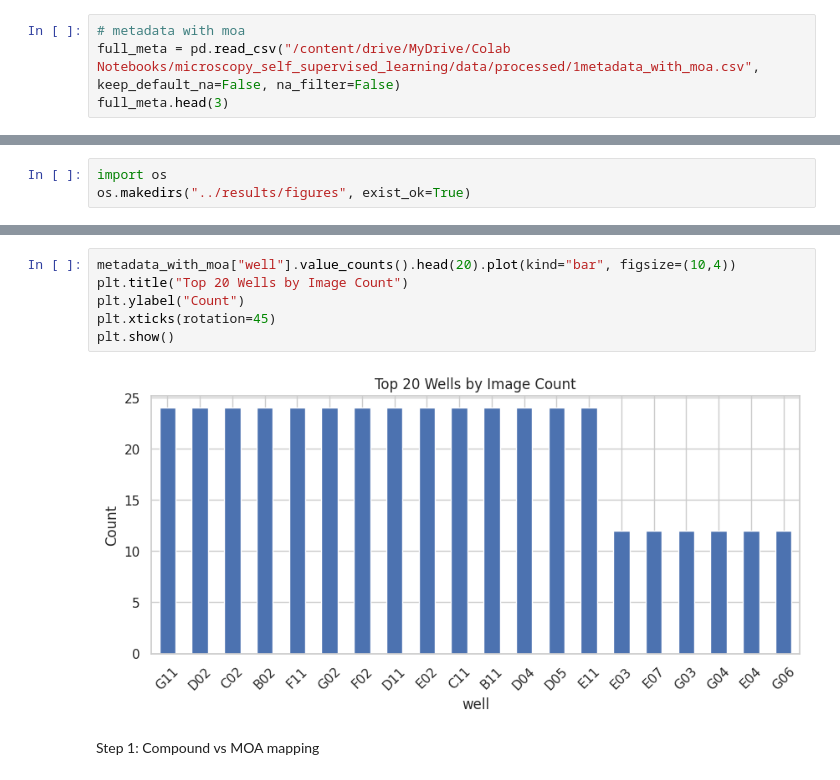
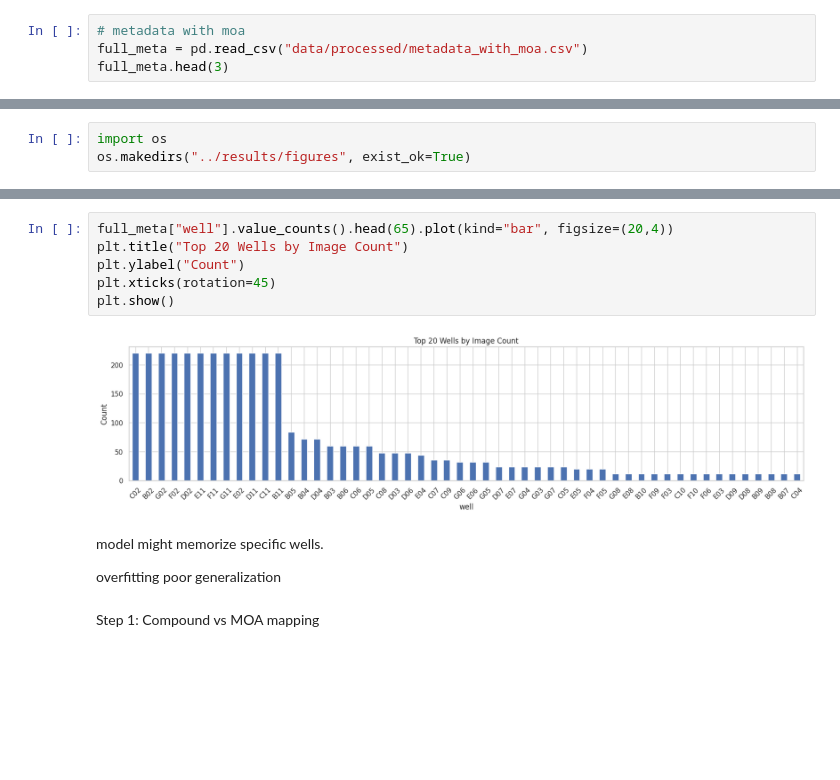
Before and after one commit to saamm/microscopy_self_supervised_learning, a Jupyter notebook: notebooks/02_metadata_analysis.ipynb, the cells around one changed output, grey strips where cells are left out. Saved outputs shown, nothing was run; the diff lists cells and outputs as text; blank space fills up the shorter version.

```diff
--- a/notebooks/02_metadata_analysis.ipynb
+++ b/notebooks/02_metadata_analysis.ipynb
@@ -15,7 +15,7 @@ import seaborn as sns
 sns.set(style="whitegrid")
 # %%
 # metadata with moa
-full_meta = pd.read_csv("/content/drive/MyDrive/Colab Notebooks/microscopy_self_supervised_learning/data/processed/1metadata_with_moa.csv", keep_default_na=False, na_filter=False)
+full_meta = pd.read_csv("data/processed/metadata_with_moa.csv")
 full_meta.head(3)
 # %% [output]
 |  | TableNumber | ImageNumber | Image_FileName_DAPI | Image_PathName_DAPI | Image_FileName_Tubulin | ... |
@@ -119,12 +84,17 @@ Images without MOA: 0
 | compound |  |
 dtype: int64
 # %%
-metadata_with_moa["well"].value_counts().head(20).plot(kind="bar", figsize=(10,4))
+full_meta["well"].value_counts().head(65).plot(kind="bar", figsize=(20,4))
 plt.title("Top 20 Wells by Image Count")
 plt.ylabel("Count")
 plt.xticks(rotation=45)
 plt.show()
 # %% [output]
-[figure, old version]
+[figure, new version]
+# %% [markdown]
+model might memorize specific wells.
+
+overfitting
+poor generalization
 # %% [markdown]
 Step 1: Compound vs MOA mapping
```
Also changed, not shown: parts of 23 cells of this notebook.
